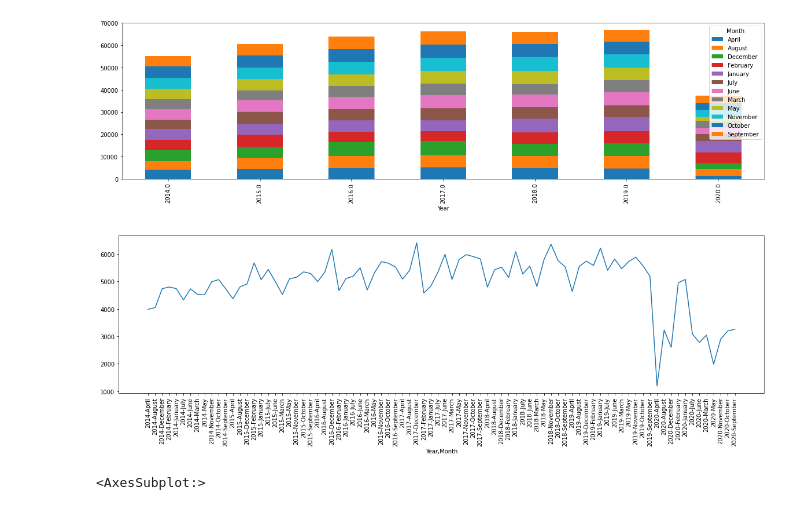
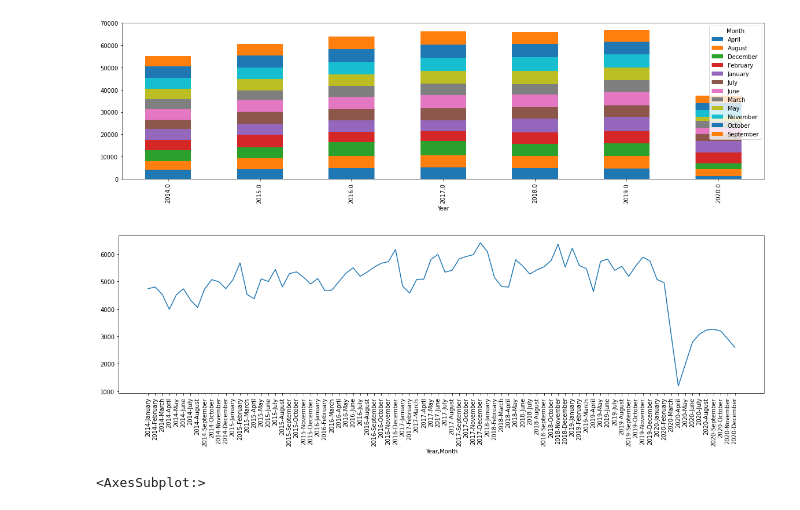
Before and after one commit to Vincent-Kwan/Safe-Roads-Competition, a Jupyter notebook: ASR-T-TBL-001.ipynb, the cells around one changed output. Saved outputs shown, nothing was run; the diff lists cells and outputs as text; code cells hidden in the pictures.

Commit message:
fixed plot

```diff
--- a/ASR-T-TBL-001.ipynb
+++ b/ASR-T-TBL-001.ipynb
@@ -26,12 +26,15 @@ df.sort_values(['Year', 'Month'], ascending = True).groupby(['Year', 'Month'])['
 <AxesSubplot:xlabel='Year'>
 [figure]
 # %%
-an = df.sort_values(['Year', 'Month'], ascending = True).groupby(['Year', 'Month'])['EventUniqueId'].nunique()
+months = ["January", "February", "March", "April", "May", "June",
+          "July", "August", "September", "October", "November", "December"]
+df['Month'] = pd.Categorical(df['Month'], categories=months, ordered=True)
+an = df.sort_values(['Month', 'Year'], ascending = True).groupby(['Year', 'Month'])['EventUniqueId'].nunique()
 p1 = an.plot(kind = 'line', figsize = (20, 5))
 p1.set_xticks(range(len(an)));
 p1.set_xticklabels(["%02d-%s" % item for item in an.index.tolist()], rotation=90);
 # %% [output]
-[figure, old version]
+[figure, new version]
 # %%
 df['Neighbourhood'].value_counts().sort_values(ascending = False)[:20].plot(kind = 'barh', figsize = (10, 8))
 # %% [output]
```
